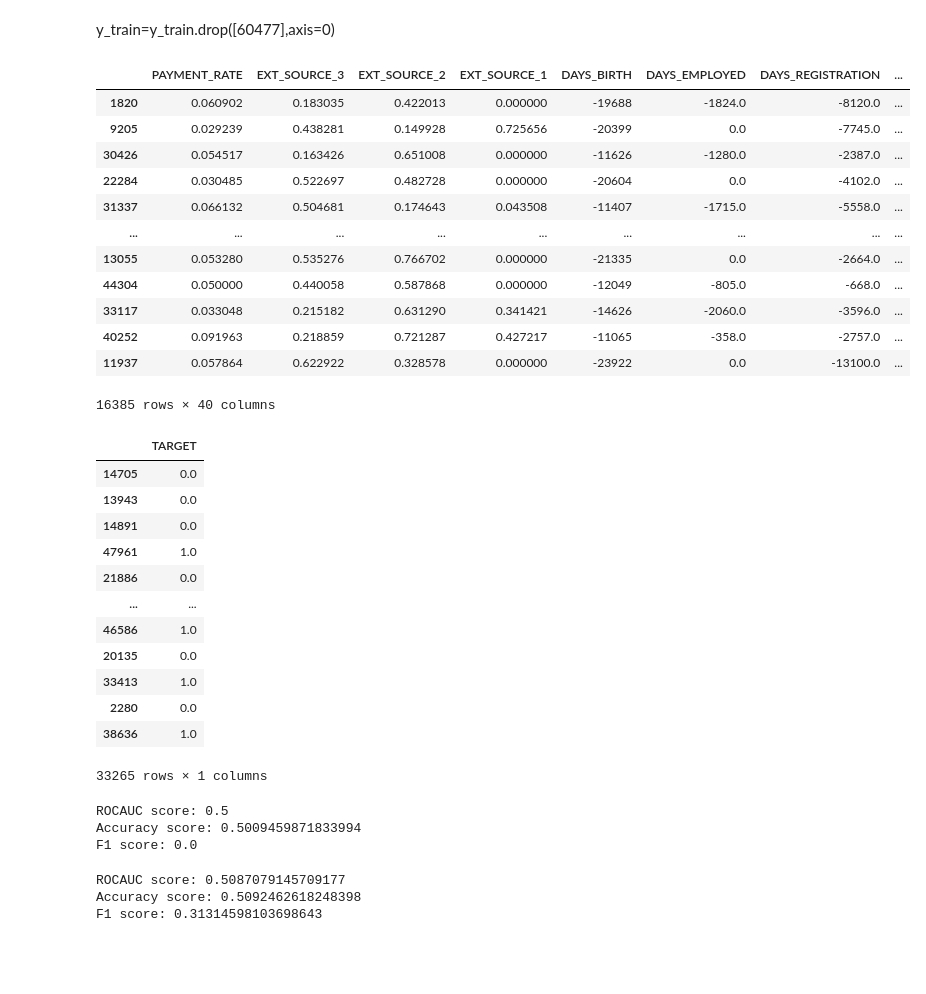
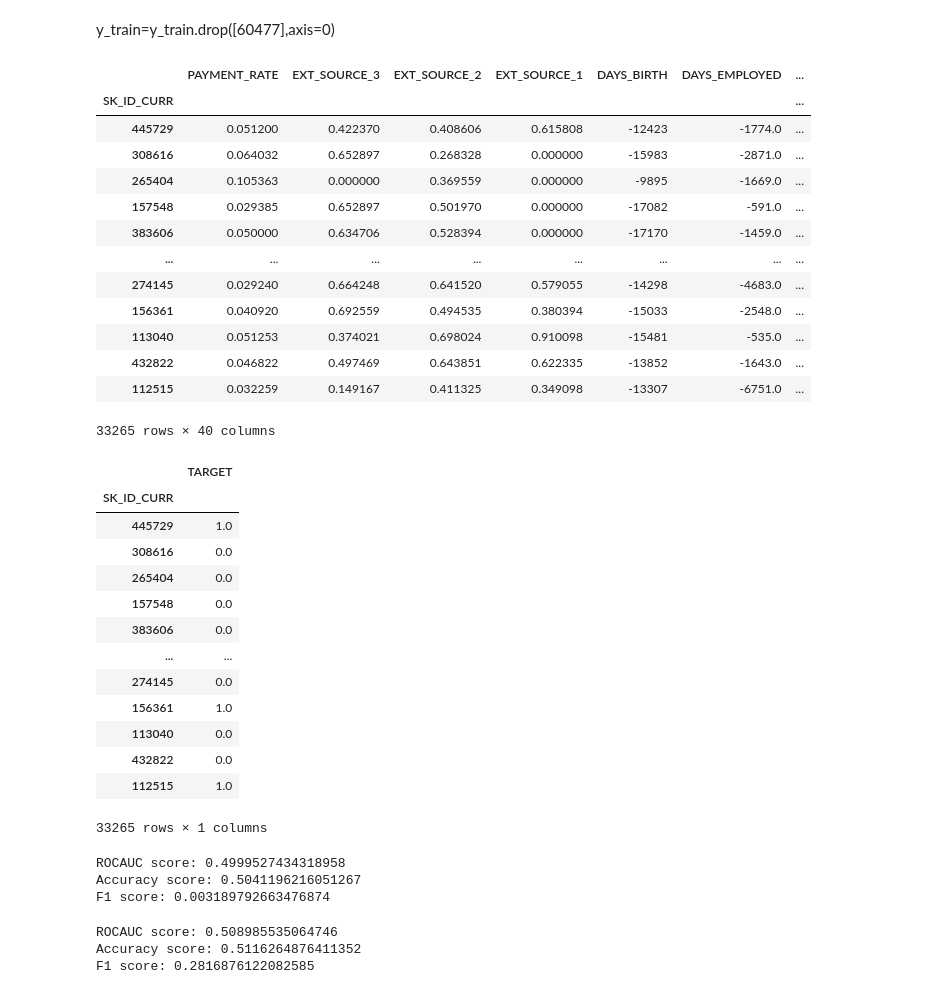
Before and after one commit to theophild/Projet7, a Jupyter notebook: P7_Code.ipynb, the cells around one changed output. Cells and saved outputs as stored; diff of their text form; code cells hidden in the pictures; blank space fills up the shorter version.

```diff
--- a/P7_Code.ipynb
+++ b/P7_Code.ipynb
@@ -723,4 +707,6 @@ display_factorial_planes(X_projected, n_comp, pca, [(0,1),(2,3),(4,5)])
 
 plt.show()
 # %%
-df2=df # [['SK_ID_CURR', 'PAYMENT_RATE', 'EXT_SOURCE_3', 'EXT_SOURCE_1', 'EXT_SOURCE_2', 'DAYS_BIRTH', 'AMT_ANNUITY', 'DAYS_EMPLOYED', 'DAYS_ID_PUBLISH', 'ACTIVE_DAYS_CREDIT_MAX', 'ACTIVE_DAYS_CREDIT_ENDDATE_MIN', 'INSTAL_DAYS_ENTRY_PAYMENT_MAX', 'APPROVED_CNT_PAYMENT_MEAN', 'INSTAL_DPD_MEAN', 'DAYS_EMPLOYED_PERC', 'ANNUITY_INCOME_PERC', 'DAYS_REGISTRATION', 'REGION_POPULATION_RELATIVE', 'AMT_GOODS_PRICE', 'CLOSED_DAYS_CREDIT_ENDDATE_MAX', 'AMT_CREDIT', 'CLOSED_DAYS_CREDIT_MAX', 'INSTAL_AMT_PAYMENT_SUM', 'PREV_CNT_PAYMENT_MEAN', 'APPROVED_DAYS_DECISION_MAX', 'INSTAL_DBD_SUM', 'INCOME_CREDIT_PERC', 'BURO_AMT_CREDIT_MAX_OVERDUE_MEAN', 'OWN_CAR_AGE', 'CLOSED_AMT_CREDIT_SUM_MEAN', 'POS_MONTHS_BALANCE_SIZE', 'DAYS_LAST_PHONE_CHANGE', 'ACTIVE_DAYS_CREDIT_ENDDATE_MAX', 'ACTIVE_DAYS_CREDIT_UPDATE_MEAN', 'INSTAL_AMT_PAYMENT_MIN', 'ACTIVE_AMT_CREDIT_SUM_SUM', 'BURO_DAYS_CREDIT_ENDDATE_MAX', 'INSTAL_DBD_MAX', 'BURO_DAYS_CREDIT_MAX', 'BURO_AMT_CREDIT_SUM_DEBT_MEAN', 'ACTIVE_DAYS_CREDIT_ENDDATE_MEAN']]
+df2=df
+df2.index=df2['SK_ID_CURR']
+df2
@@ -1094,4 +938,5 @@ Run LightGBM with kfold - done in 285s
 # %%
+datarus.index=datarus['SK_ID_CURR']
 datarus
 # %% [output]
 |  | index | SK_ID_CURR | CODE_GENDER | FLAG_OWN_CAR | FLAG_OWN_REALTY | CNT_CHILDREN | AMT_INCOME_TOTAL | ... |
@@ -1130,36 +976,38 @@ X_train_re=X_train_re.fillna(0)
 X_test_re=X_test[['PAYMENT_RATE',  'EXT_SOURCE_3', 'EXT_SOURCE_2', 'EXT_SOURCE_1', 'DAYS_BIRTH', 'DAYS_EMPLOYED', 'DAYS_REGISTRATION', 'DAYS_ID_PUBLISH', 'DAYS_LAST_PHONE_CHANGE', 'DAYS_EMPLOYED_PERC', 'AMT_ANNUITY', 'ANNUITY_INCOME_PERC', 'AMT_GOODS_PRICE', 'REGION_POPULATION_RELATIVE', 'INCOME_CREDIT_PERC', 'AMT_CREDIT', 'OWN_CAR_AGE', 'INCOME_PER_PERSON', 'POS_MONTHS_BALANCE_MEAN', 'AMT_REQ_CREDIT_BUREAU_YEAR', 'HOUR_APPR_PROCESS_START', 'AMT_INCOME_TOTAL', 'POS_MONTHS_BALANCE_MAX', 'TOTALAREA_MODE', 'PREV_DAYS_DECISION_MAX', 'CODE_GENDER', 'PREV_APP_CREDIT_PERC_MIN', 'PREV_DAYS_DECISION_MEAN', 'YEARS_BEGINEXPLUATATION_MODE', 'LIVINGAREA_MODE', 'PREV_AMT_ANNUITY_MEAN', 'PREV_APP_CREDIT_PERC_MEAN', 'AMT_REQ_CREDIT_BUREAU_QRT', 'PREV_CNT_PAYMENT_MEAN', 'PREV_DAYS_DECISION_MIN', 'PREV_AMT_ANNUITY_MIN', 'NAME_FAMILY_STATUS_Married', 'NAME_EDUCATION_TYPE_Highereducation', 'NAME_CONTRACT_TYPE_Cashloans', 'FLAG_DOCUMENT_3']]
 X_test_re=X_test_re.fillna(0)
 # %%
-X_test_re
+X_train_re
 # %% [output]
-|  | PAYMENT_RATE | EXT_SOURCE_3 | EXT_SOURCE_2 | EXT_SOURCE_1 | DAYS_BIRTH | DAYS_EMPLOYED | DAYS_REGISTRATION | ... |
-| 1820 | 0.060902 | 0.183035 | 0.422013 | 0.000000 | -19688 | -1824.0 | -8120.0 | ... |
-| 9205 | 0.029239 | 0.438281 | 0.149928 | 0.725656 | -20399 | 0.0 | -7745.0 | ... |
-| 30426 | 0.054517 | 0.163426 | 0.651008 | 0.000000 | -11626 | -1280.0 | -2387.0 | ... |
-| 22284 | 0.030485 | 0.522697 | 0.482728 | 0.000000 | -20604 | 0.0 | -4102.0 | ... |
-| 31337 | 0.066132 | 0.504681 | 0.174643 | 0.043508 | -11407 | -1715.0 | -5558.0 | ... |
-| ... | ... | ... | ... | ... | ... | ... | ... | ... |
-| 13055 | 0.053280 | 0.535276 | 0.766702 | 0.000000 | -21335 | 0.0 | -2664.0 | ... |
-| 44304 | 0.050000 | 0.440058 | 0.587868 | 0.000000 | -12049 | -805.0 | -668.0 | ... |
-| 33117 | 0.033048 | 0.215182 | 0.631290 | 0.341421 | -14626 | -2060.0 | -3596.0 | ... |
-| 40252 | 0.091963 | 0.218859 | 0.721287 | 0.427217 | -11065 | -358.0 | -2757.0 | ... |
-| 11937 | 0.057864 | 0.622922 | 0.328578 | 0.000000 | -23922 | 0.0 | -13100.0 | ... |
+|  | PAYMENT_RATE | EXT_SOURCE_3 | EXT_SOURCE_2 | EXT_SOURCE_1 | DAYS_BIRTH | DAYS_EMPLOYED | ... |
+| SK_ID_CURR |  |  |  |  |  |  | ... |
+| 445729 | 0.051200 | 0.422370 | 0.408606 | 0.615808 | -12423 | -1774.0 | ... |
+| 308616 | 0.064032 | 0.652897 | 0.268328 | 0.000000 | -15983 | -2871.0 | ... |
+| 265404 | 0.105363 | 0.000000 | 0.369559 | 0.000000 | -9895 | -1669.0 | ... |
+| 157548 | 0.029385 | 0.652897 | 0.501970 | 0.000000 | -17082 | -591.0 | ... |
+| 383606 | 0.050000 | 0.634706 | 0.528394 | 0.000000 | -17170 | -1459.0 | ... |
+| ... | ... | ... | ... | ... | ... | ... | ... |
+| 274145 | 0.029240 | 0.664248 | 0.641520 | 0.579055 | -14298 | -4683.0 | ... |
+| 156361 | 0.040920 | 0.692559 | 0.494535 | 0.380394 | -15033 | -2548.0 | ... |
+| 113040 | 0.051253 | 0.374021 | 0.698024 | 0.910098 | -15481 | -535.0 | ... |
+| 432822 | 0.046822 | 0.497469 | 0.643851 | 0.622335 | -13852 | -1643.0 | ... |
+| 112515 | 0.032259 | 0.149167 | 0.411325 | 0.349098 | -13307 | -6751.0 | ... |
-16385 rows × 40 columns
+33265 rows × 40 columns
 # %%
 y_train
 # %% [output]
 |  | TARGET |
-| 14705 | 0.0 |
-| 13943 | 0.0 |
-| 14891 | 0.0 |
-| 47961 | 1.0 |
-| 21886 | 0.0 |
+| SK_ID_CURR |  |
+| 445729 | 1.0 |
+| 308616 | 0.0 |
+| 265404 | 0.0 |
+| 157548 | 0.0 |
+| 383606 | 0.0 |
 | ... | ... |
-| 46586 | 1.0 |
-| 20135 | 0.0 |
-| 33413 | 1.0 |
-| 2280 | 0.0 |
-| 38636 | 1.0 |
+| 274145 | 0.0 |
+| 156361 | 1.0 |
+| 113040 | 0.0 |
+| 432822 | 0.0 |
+| 112515 | 1.0 |
 33265 rows × 1 columns
 # %%
 # load library
@@ -1177,9 +1025,9 @@ print('ROCAUC score:',roc_auc_score(y_test, svc_predict))
 print('Accuracy score:',accuracy_score(y_test, svc_predict))
 print('F1 score:',f1_score(y_test, svc_predict))
 # %% [output]
-ROCAUC score: 0.5
-Accuracy score: 0.5009459871833994
-F1 score: 0.0
+ROCAUC score: 0.4999527434318958
+Accuracy score: 0.5041196216051267
+F1 score: 0.003189792663476874
 # %%
 # load library
 from sklearn.svm import LinearSVC
@@ -1196,9 +1044,9 @@ print('ROCAUC score:',roc_auc_score(y_test, svc_predict))
 print('Accuracy score:',accuracy_score(y_test, svc_predict))
 print('F1 score:',f1_score(y_test, svc_predict))
 # %% [output]
-ROCAUC score: 0.5087079145709177
-Accuracy score: 0.5092462618248398
-F1 score: 0.31314598103698643
+ROCAUC score: 0.508985535064746
+Accuracy score: 0.5116264876411352
+F1 score: 0.2816876122082585
 # %%
 class_weights = {
   0: 1,
```
Also changed, not shown: parts of 24 cells of this notebook, 1 other file.
